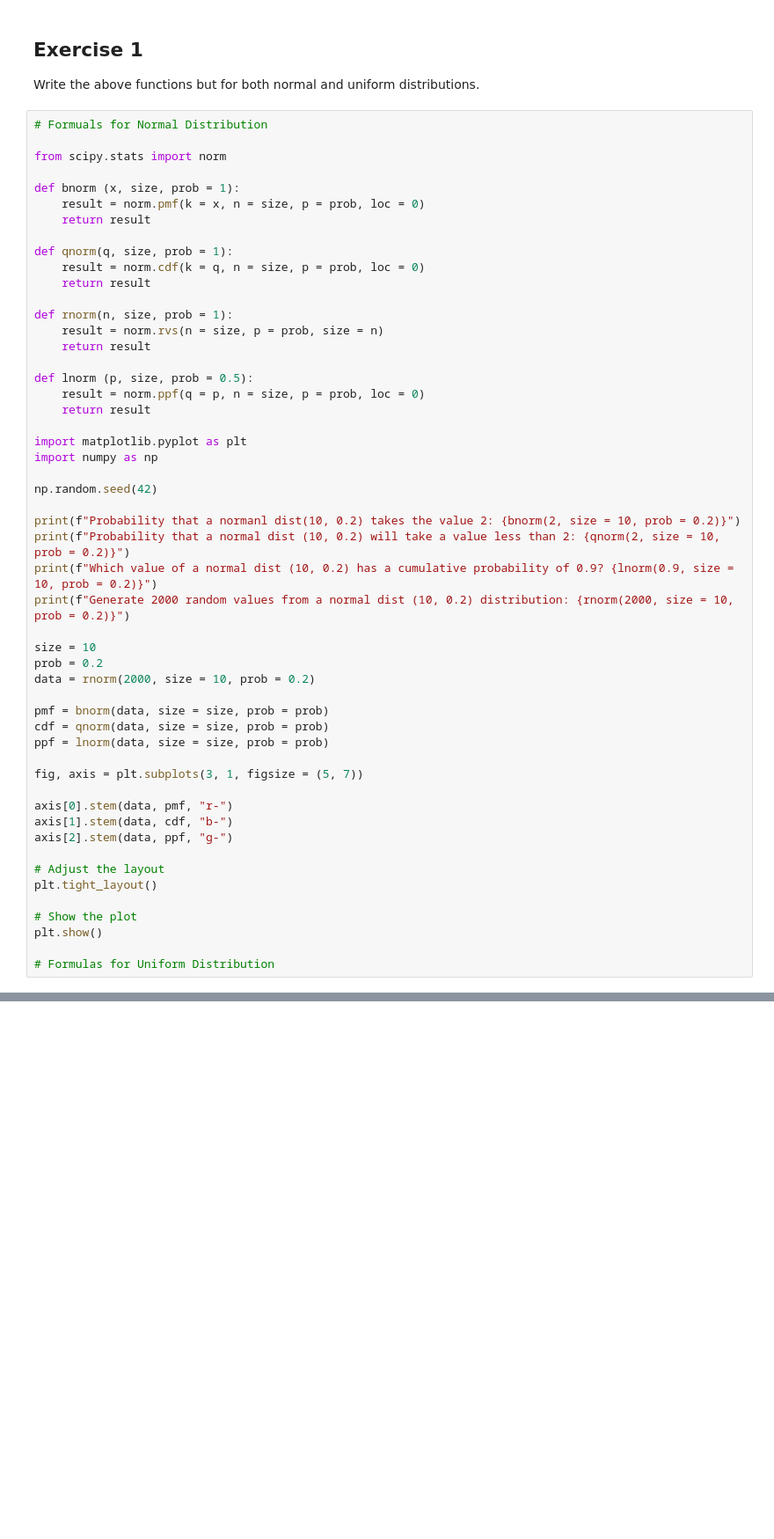
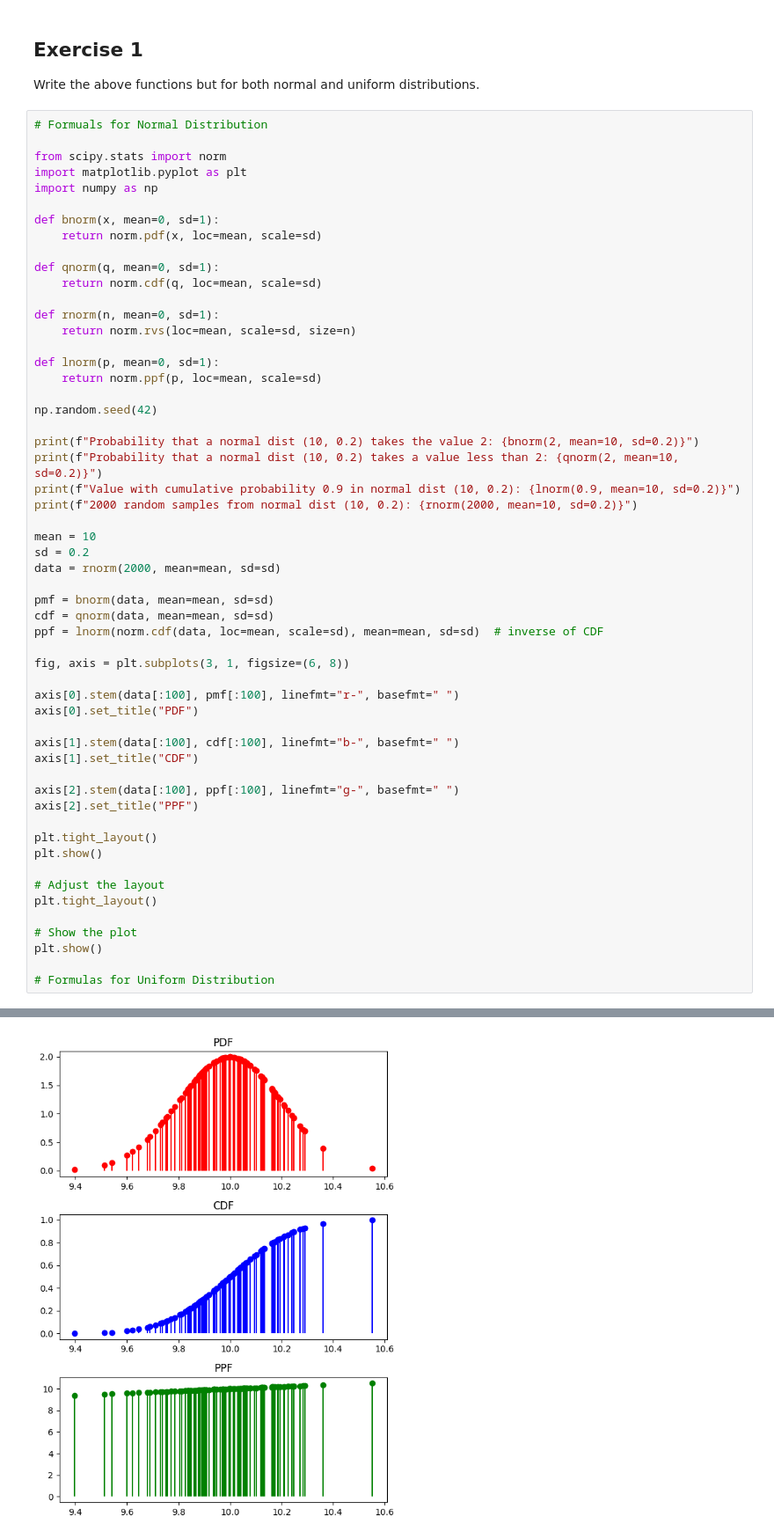
Before and after one commit to 4GeeksAcademy/Jack-Porter-s-probability-distribution-exercises-project-with-python, a Jupyter notebook: notebook/problems.ipynb, the cells around one changed output, grey strips where cells are left out. Shown: that part at 88% size. Cells and saved outputs as stored; diff of their text form; blank space fills up the shorter version.

```diff
--- a/notebook/problems.ipynb
+++ b/notebook/problems.ipynb
@@ -89,46 +89,49 @@ Write the above functions but for both normal and uniform distributions.
 # Formuals for Normal Distribution
 
 from scipy.stats import norm
-
-def bnorm (x, size, prob = 1):
-    result = norm.pmf(k = x, n = size, p = prob, loc = 0)
-    return result
-
-def qnorm(q, size, prob = 1):
-    result = norm.cdf(k = q, n = size, p = prob, loc = 0)
-    return result
-
-def rnorm(n, size, prob = 1):
-    result = norm.rvs(n = size, p = prob, size = n)
-    return result
-
-def lnorm (p, size, prob = 0.5):
-    result = norm.ppf(q = p, n = size, p = prob, loc = 0)
-    return result
-
 import matplotlib.pyplot as plt
 import numpy as np
 
+def bnorm(x, mean=0, sd=1):
+    return norm.pdf(x, loc=mean, scale=sd)
+
+def qnorm(q, mean=0, sd=1):
+    return norm.cdf(q, loc=mean, scale=sd)
+
+def rnorm(n, mean=0, sd=1):
+    return norm.rvs(loc=mean, scale=sd, size=n)
+
+def lnorm(p, mean=0, sd=1):
+    return norm.ppf(p, loc=mean, scale=sd)
+
 np.random.seed(42)
 
-print(f"Probability that a normanl dist(10, 0.2) takes the value 2: {bnorm(2, size = 10, prob = 0.2)}")
-print(f"Probability that a normal dist (10, 0.2) will take a value less than 2: {qnorm(2, size = 10, prob = 0.2)}")
-print(f"Which value of a normal dist (10, 0.2) has a cumulative probability of 0.9? {lnorm(0.9, size = 10, prob = 0.2)}")
-print(f"Generate 2000 random values from a normal dist (10, 0.2) distribution: {rnorm(2000, size = 10, prob = 0.2)}")
+print(f"Probability that a normal dist (10, 0.2) takes the value 2: {bnorm(2, mean=10, sd=0.2)}")
+print(f"Probability that a normal dist (10, 0.2) takes a value less than 2: {qnorm(2, mean=10, sd=0.2)}")
+print(f"Value with cumulative probability 0.9 in normal dist (10, 0.2): {lnorm(0.9, mean=10, sd=0.2)}")
+print(f"2000 random samples from normal dist (10, 0.2): {rnorm(2000, mean=10, sd=0.2)}")
 
-size = 10
-prob = 0.2
-data = rnorm(2000, size = 10, prob = 0.2)
+mean = 10
+sd = 0.2
+data = rnorm(2000, mean=mean, sd=sd)
 
-pmf = bnorm(data, size = size, prob = prob)
-cdf = qnorm(data, size = size, prob = prob)
-ppf = lnorm(data, size = size, prob = prob)
+pmf = bnorm(data, mean=mean, sd=sd)
+cdf = qnorm(data, mean=mean, sd=sd)
+ppf = lnorm(norm.cdf(data, loc=mean, scale=sd), mean=mean, sd=sd)  # inverse of CDF
 
-fig, axis = plt.subplots(3, 1, figsize = (5, 7))
+fig, axis = plt.subplots(3, 1, figsize=(6, 8))
 
-axis[0].stem(data, pmf, "r-")
-axis[1].stem(data, cdf, "b-")
-axis[2].stem(data, ppf, "g-")
+axis[0].stem(data[:100], pmf[:100], linefmt="r-", basefmt=" ")
+axis[0].set_title("PDF")
+
+axis[1].stem(data[:100], cdf[:100], linefmt="b-", basefmt=" ")
+axis[1].set_title("CDF")
+
+axis[2].stem(data[:100], ppf[:100], linefmt="g-", basefmt=" ")
+axis[2].set_title("PPF")
+
+plt.tight_layout()
+plt.show()
 
 # Adjust the layout
 plt.tight_layout()
@@ -141,0 +149 @@ TypeError: rv_continuous.pdf() missing 1 required positional argument: 'x'
+[figure, added]
```
Also changed, not shown: parts of 1 cell of this notebook.
